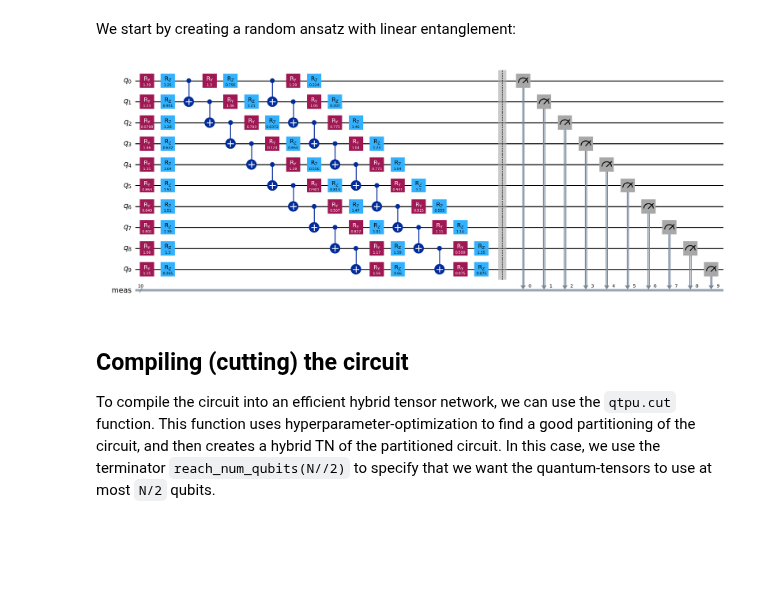
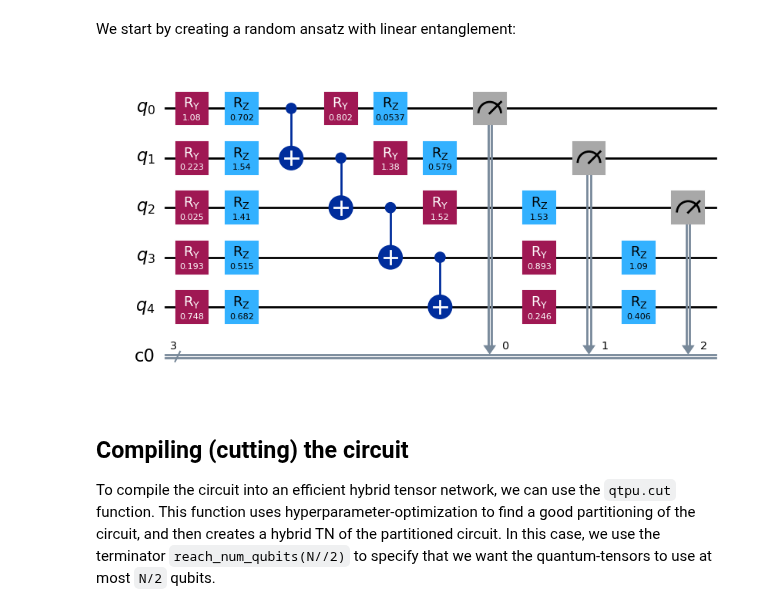
Before and after one commit to nathanieltornow/qtpu, a Jupyter notebook: docs/01_basics.ipynb, the cells around one changed output. Cells and saved outputs as stored; diff of their text form; code cells hidden in the pictures; blank space fills up the shorter version.

```diff
--- a/docs/01_basics.ipynb
+++ b/docs/01_basics.ipynb
@@ -12,16 +13,27 @@ import qtpu
 # %% [markdown]
 We start by creating a random ansatz with linear entanglement:
 # %%
-N = 10
-circuit = TwoLocal(N, ["ry", "rz"], "cx", entanglement="linear", reps=2).decompose()
+N = 5
+circuit = TwoLocal(N, ["ry", "rz"], "cx", entanglement="linear", reps=1).decompose()
 circuit = circuit.assign_parameters(
     {param: np.random.rand() * np.pi / 2 for param in circuit.parameters}
 )
-circuit.measure_all()
+# circuit = QuantumCircuit(N)
+# circuit.h(0)
+# circuit.cx(range(0, N-1), range(1, N))
+# circuit.measure_all()
+
+from qiskit.circuit.random import random_circuit
+
+# circuit = random_circuit(7, 15, max_operands=2, seed=1242)
+
+from qiskit.circuit import ClassicalRegister
+circuit.add_register(ClassicalRegister(3))
+circuit.measure(range(3), range(3))
 
 circuit.draw("mpl", fold=-1)
 # %% [output]
-[figure, old version]
+[figure, new version]
 # %% [markdown]
 ## Compiling (cutting) the circuit
 
```
Also changed, not shown: parts of 15 cells of this notebook, 16 other files.
